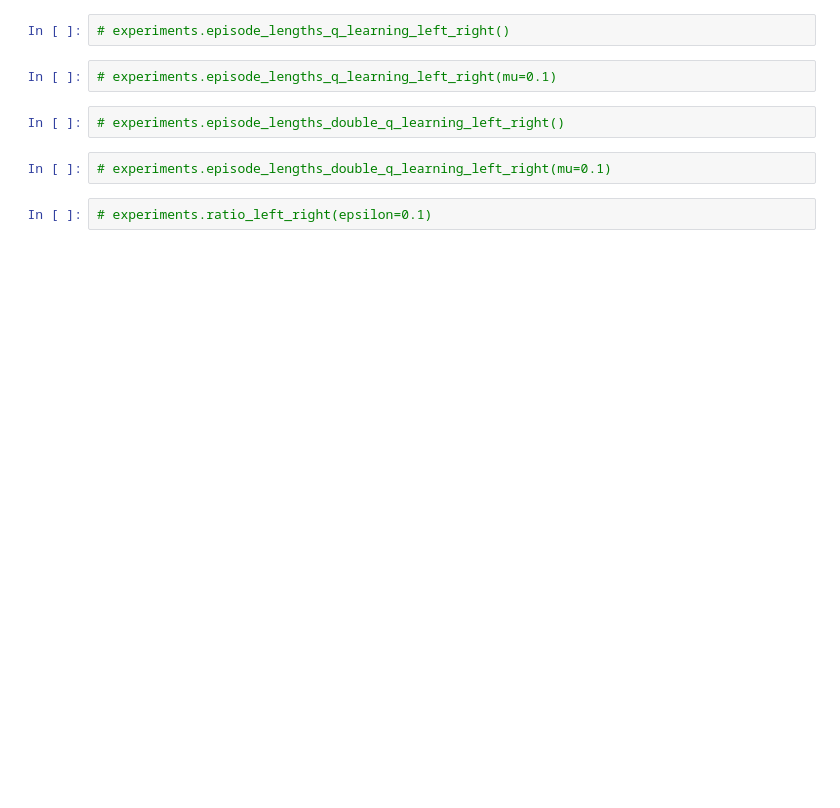
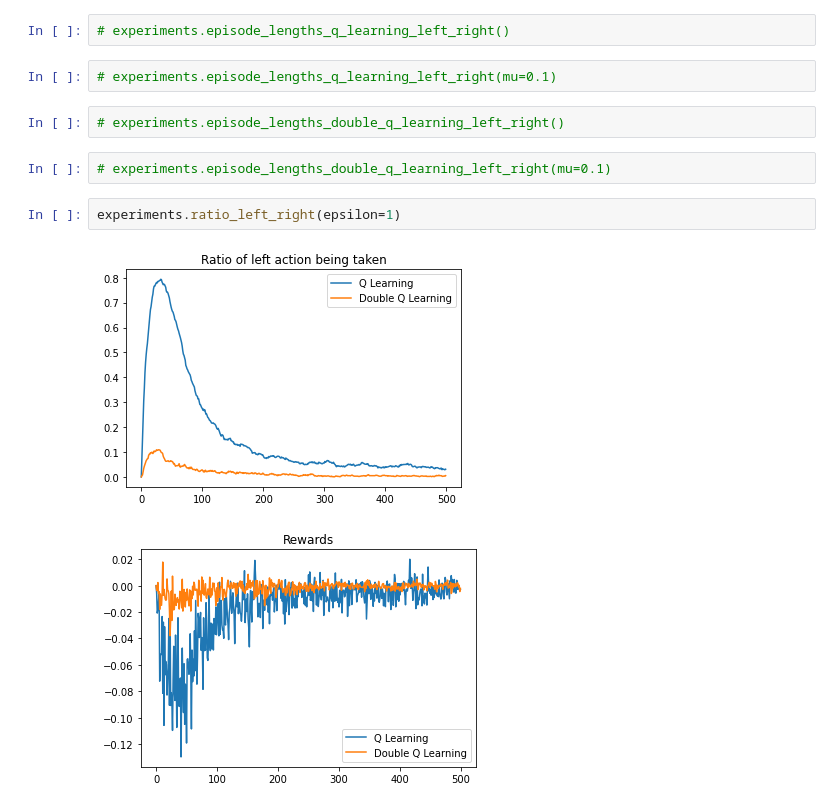
Before and after one commit to ThijsKuipers1995/RL_project, a Jupyter notebook: results.ipynb, the cells around one changed output. Cells and saved outputs as stored; diff of their text form; blank space fills up the shorter version.

```diff
--- a/results.ipynb
+++ b/results.ipynb
@@ -29,5 +29,8 @@ experiments.episode_lengths_double_q_learning_stochastic()
 # %%
 # experiments.episode_lengths_double_q_learning_left_right(mu=0.1)
 # %%
-# experiments.ratio_left_right(epsilon=0.1)
+experiments.ratio_left_right(epsilon=1)
+# %% [output]
+[figure, added]
+[figure, added]
 # %%
```
Also changed, not shown: parts of 10 cells of this notebook, 1 other file.
